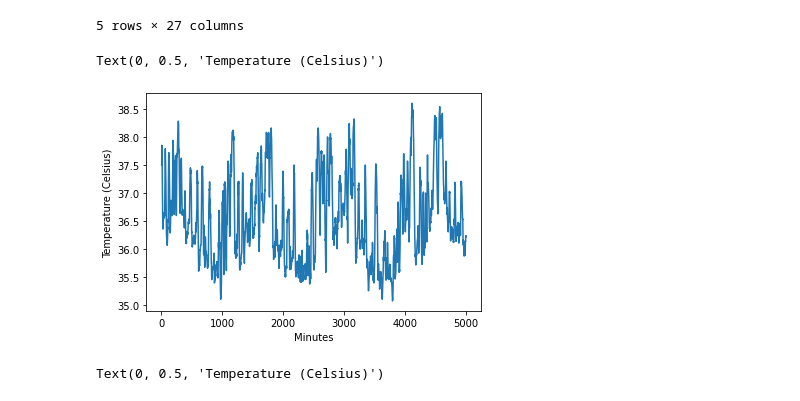
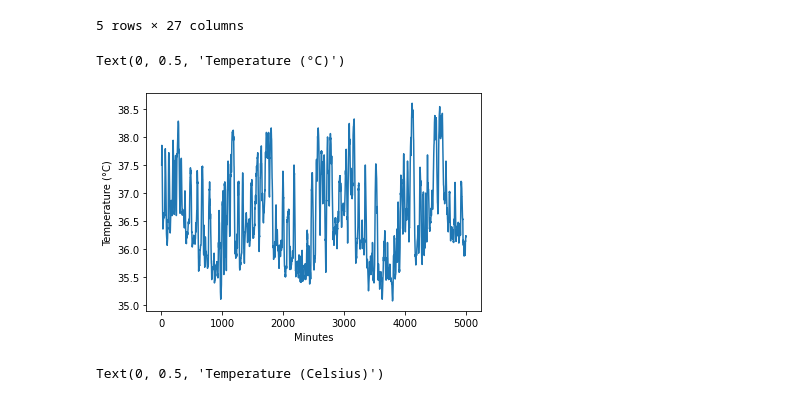
Before and after one commit to sheyaa/caterpillar_mset, a Jupyter notebook: Mice_SVM.ipynb, the cells around one changed output. Drawn from its saved outputs; the diff is of its cells as text; code cells hidden in the pictures.

```diff
--- a/Mice_SVM.ipynb
+++ b/Mice_SVM.ipynb
@@ -33,14 +33,14 @@ mice.head()
 # %%
 ## Selecting columns and the first 5000 rows then plotting
 x = mice["Minutes"]
-y = mice.iloc[:,7]
+y = mice.iloc[:,7] #selecting CC002-557 Exp. 1 MRSA Deg. C Data
 
 plt.plot(x[:5000],y[:5000])
 plt.xlabel("Minutes") #x label
-plt.ylabel("Temperature (Celsius)") #y label
+plt.ylabel("Temperature (°C)") #y label
 # %% [output]
-Text(0, 0.5, 'Temperature (Celsius)')
+Text(0, 0.5, 'Temperature (°C)')
-[figure, old version]
+[figure, new version]
 # %%
 mask = y.notna() # will keep the true values
 x1 = x[mask]
```
Also changed, not shown: parts of 24 cells of this notebook.
